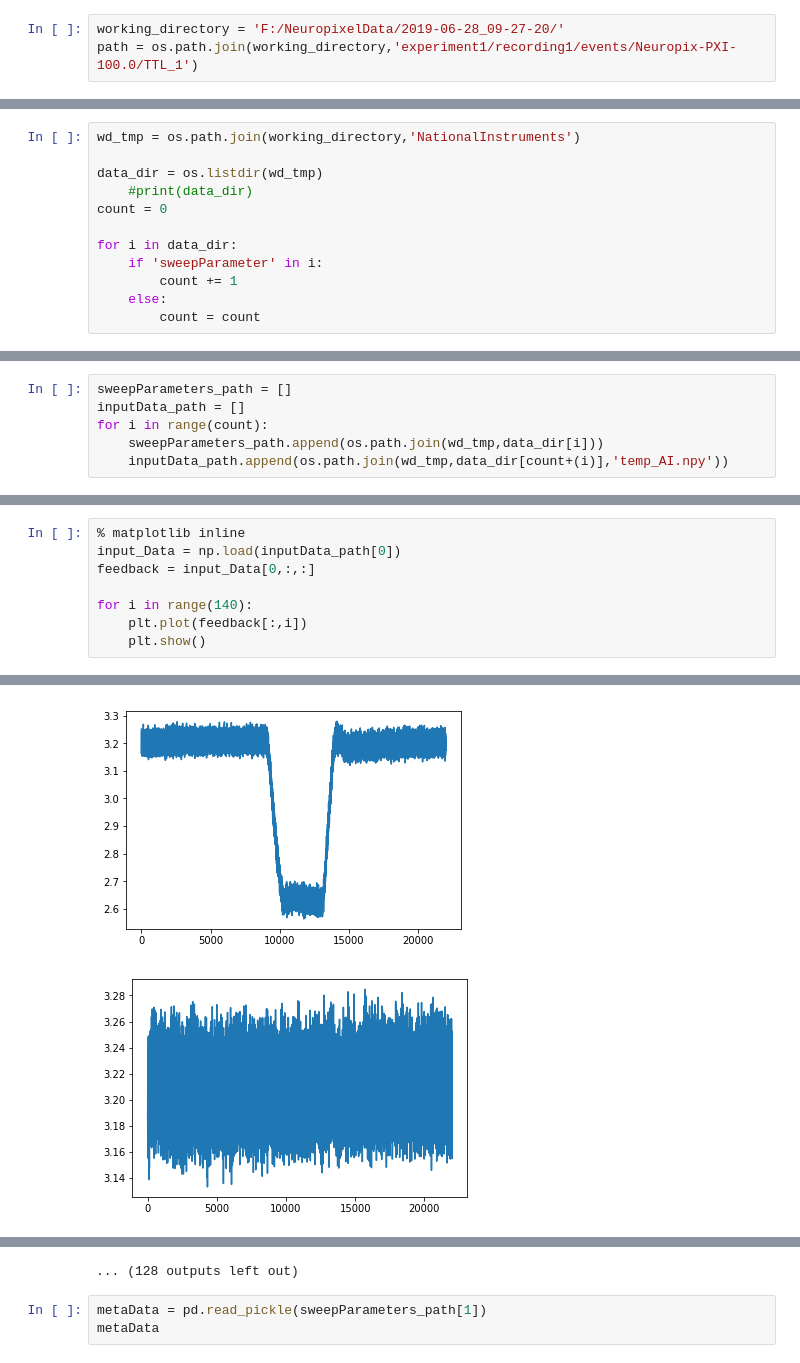
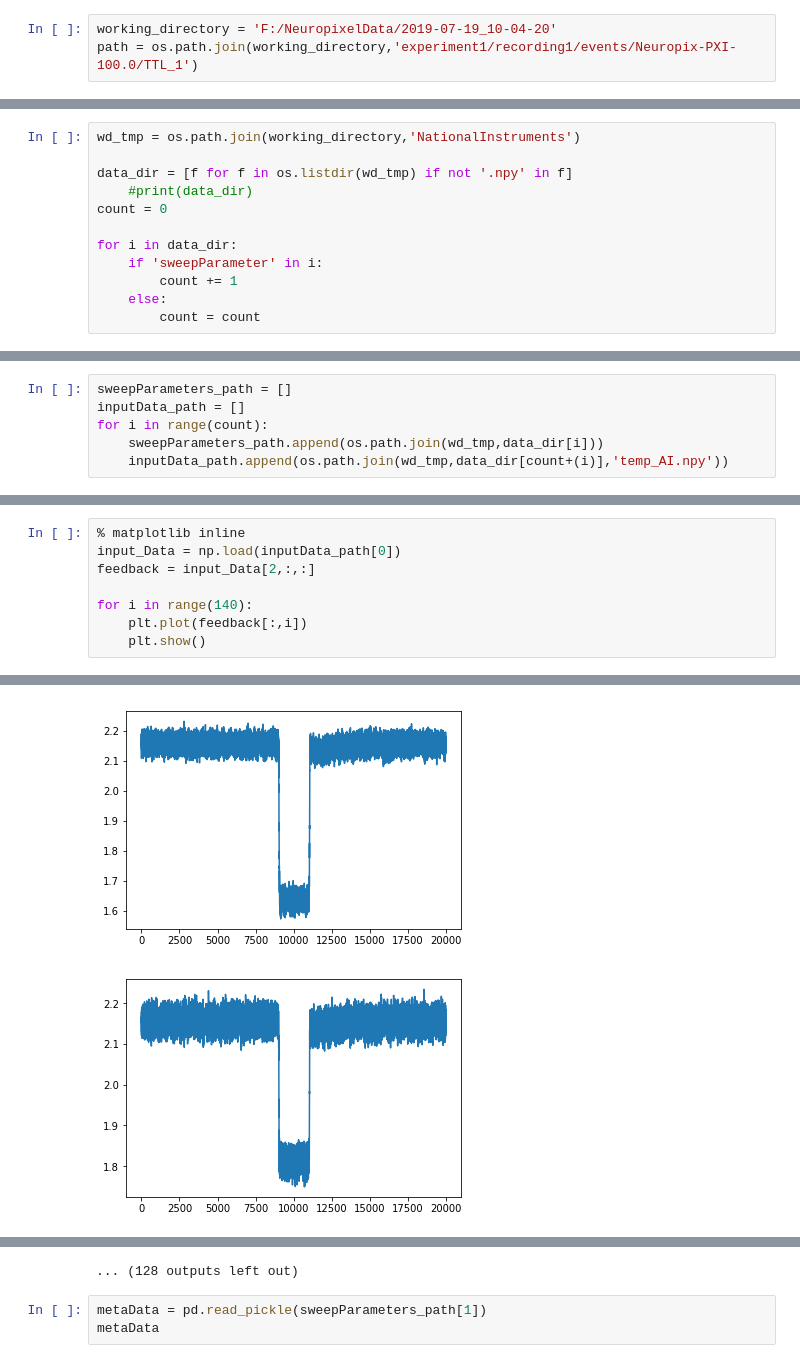
Before and after one commit to tbslv/np_pipeline, a Jupyter notebook: read_metaData_v3.ipynb, the cells around one changed output, grey strips where cells are left out. Drawn from its saved outputs; the diff is of its cells as text.

```diff
--- a/read_metaData_v3.ipynb
+++ b/read_metaData_v3.ipynb
@@ -9,7 +9,7 @@ import os
 
 MAX_NUMBER_OF_EVENTS = int(1e6)
 # %%
-working_directory = 'F:/NeuropixelData/2019-06-28_09-27-20/'
+working_directory = 'F:/NeuropixelData/2019-07-19_10-04-20'
 path = os.path.join(working_directory,'experiment1/recording1/events/Neuropix-PXI-100.0/TTL_1')
 # %%
 channel_states = np.load(os.path.join(path,'channel_states.npy'))
@@ -77,7 +78,7 @@ ts_dict_on['002_'].size
 # %%
 wd_tmp = os.path.join(working_directory,'NationalInstruments')
 
-data_dir = os.listdir(wd_tmp)
+data_dir = [f for f in os.listdir(wd_tmp) if not '.npy' in f]
     #print(data_dir)
 count = 0
 
@@ -109,7 +113,7 @@ inputData_path
 # %%
 % matplotlib inline
 input_Data = np.load(inputData_path[0])
-feedback = input_Data[0,:,:]
+feedback = input_Data[2,:,:]
 
 for i in range(140):
     plt.plot(feedback[:,i])
@@ -126,2 +130,2 @@ for i in range(140):
-[figure, old version]
+[figure, new version]
-[figure, old version]
+[figure, new version]
```
Also changed, not shown: parts of 13 cells of this notebook.
